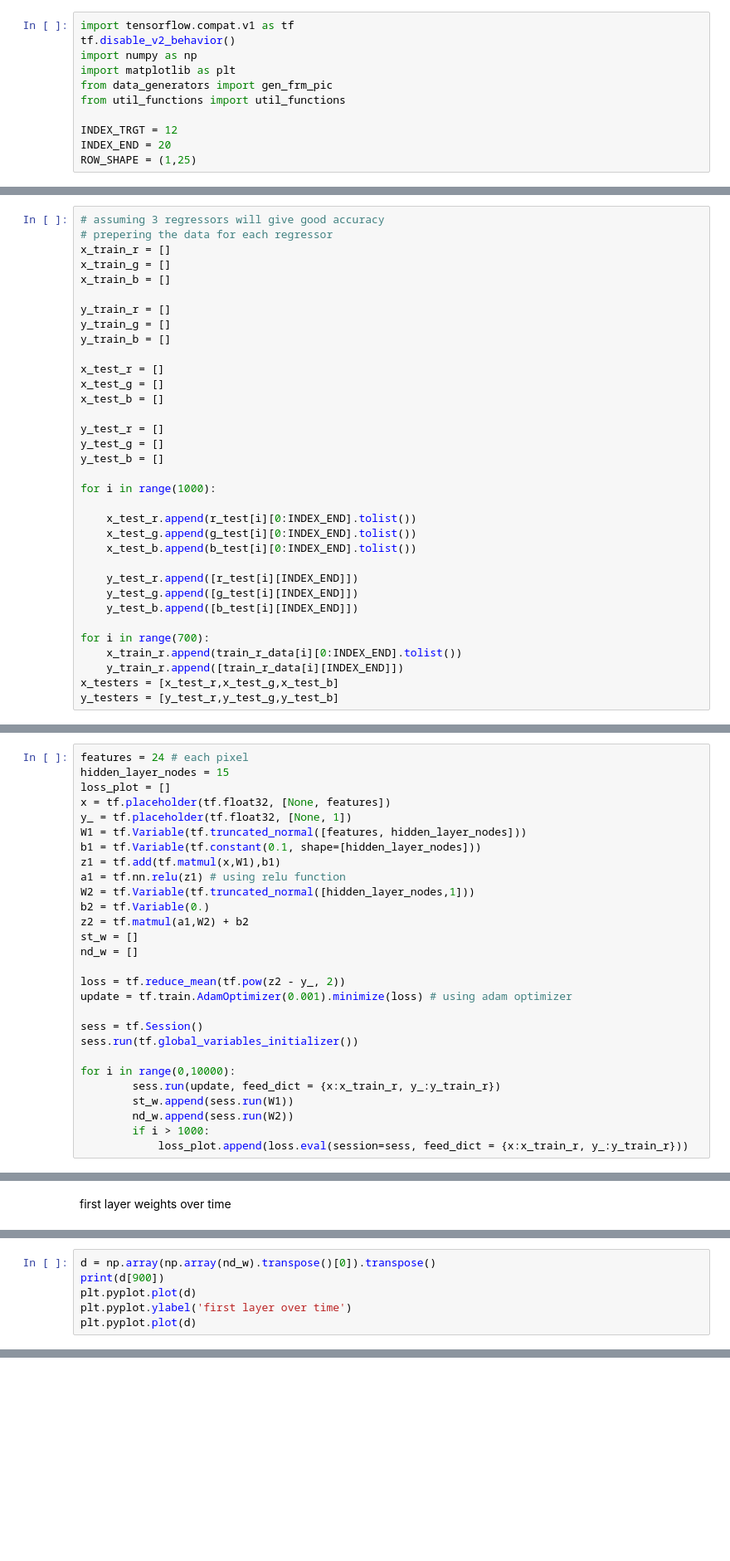
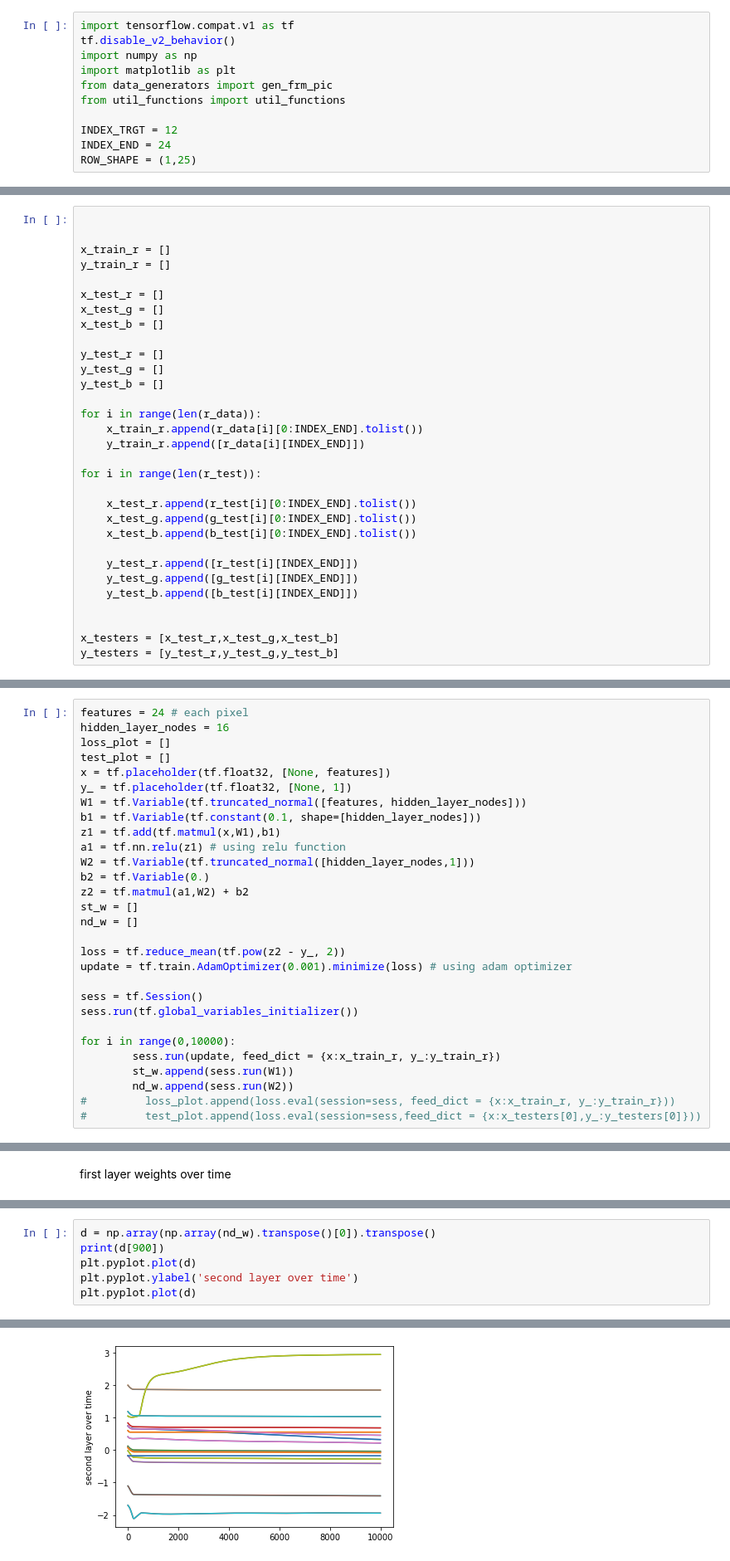
Before and after one commit to kggold4/final-project-deep-learning-image-inpainting, a Jupyter notebook: P2_neural_network_tensorflow_1.ipynb, the cells around one changed output, grey strips where cells are left out. Shown at 83% size. Cells and saved outputs as stored; diff of their text form; blank space fills up the shorter version.

```diff
--- a/P2_neural_network_tensorflow_1.ipynb
+++ b/P2_neural_network_tensorflow_1.ipynb
@@ -9,5 +9,5 @@ from data_generators import gen_frm_pic
 from util_functions import util_functions
 
 INDEX_TRGT = 12
-INDEX_END = 20
+INDEX_END = 24
 ROW_SHAPE = (1,25)
@@ -81,13 +89,8 @@ test_b_data = b_data[700:1000]
 # %%
-# assuming 3 regressors will give good accuracy
-# prepering the data for each regressor
+
+
 x_train_r = []
-x_train_g = []
-x_train_b = []
-
 y_train_r = []
-y_train_g = []
-y_train_b = []
 
 x_test_r = []
 x_test_g = []
@@ -97,7 +100,11 @@ y_test_r = []
 y_test_g = []
 y_test_b = []
 
-for i in range(1000):
+for i in range(len(r_data)):
+    x_train_r.append(r_data[i][0:INDEX_END].tolist())
+    y_train_r.append([r_data[i][INDEX_END]])
+
+for i in range(len(r_test)):
 
     x_test_r.append(r_test[i][0:INDEX_END].tolist())
     x_test_g.append(g_test[i][0:INDEX_END].tolist())
@@ -107,8 +114,6 @@ for i in range(1000):
     y_test_g.append([g_test[i][INDEX_END]])
     y_test_b.append([b_test[i][INDEX_END]])
 
-for i in range(700):
-    x_train_r.append(train_r_data[i][0:INDEX_END].tolist())
-    y_train_r.append([train_r_data[i][INDEX_END]])
+
 x_testers = [x_test_r,x_test_g,x_test_b]
 y_testers = [y_test_r,y_test_g,y_test_b]
@@ -116,8 +141,9 @@ y_testers = [y_test_r,y_test_g,y_test_b]
 ## Model
 # %%
 features = 24 # each pixel
-hidden_layer_nodes = 15
+hidden_layer_nodes = 16
 loss_plot = []
+test_plot = []
 x = tf.placeholder(tf.float32, [None, features])
 y_ = tf.placeholder(tf.float32, [None, 1])
 W1 = tf.Variable(tf.truncated_normal([features, hidden_layer_nodes]))
@@ -140,7 +166,7 @@ for i in range(0,10000):
         sess.run(update, feed_dict = {x:x_train_r, y_:y_train_r})
         st_w.append(sess.run(W1))
         nd_w.append(sess.run(W2))
-        if i > 1000:
-            loss_plot.append(loss.eval(session=sess, feed_dict = {x:x_train_r, y_:y_train_r}))
+#         loss_plot.append(loss.eval(session=sess, feed_dict = {x:x_train_r, y_:y_train_r}))
+#         test_plot.append(loss.eval(session=sess,feed_dict = {x:x_testers[0],y_:y_testers[0]}))
 # %%
 print(np.sqrt(loss.eval(session=sess, feed_dict = {x:x_train_r, y_:y_train_r})))
@@ -158,5 +211,6 @@ plt.pyplot.plot(d)
 d = np.array(np.array(nd_w).transpose()[0]).transpose()
 print(d[900])
 plt.pyplot.plot(d)
-plt.pyplot.ylabel('first layer over time')
+plt.pyplot.ylabel('second layer over time')
 plt.pyplot.plot(d)
+# %% [output]
@@ -163 +236,2 @@ plt.pyplot.plot(d)
+[figure, added]
 # %%
```
Also changed, not shown: parts of 15 cells of this notebook, 5 other files.
